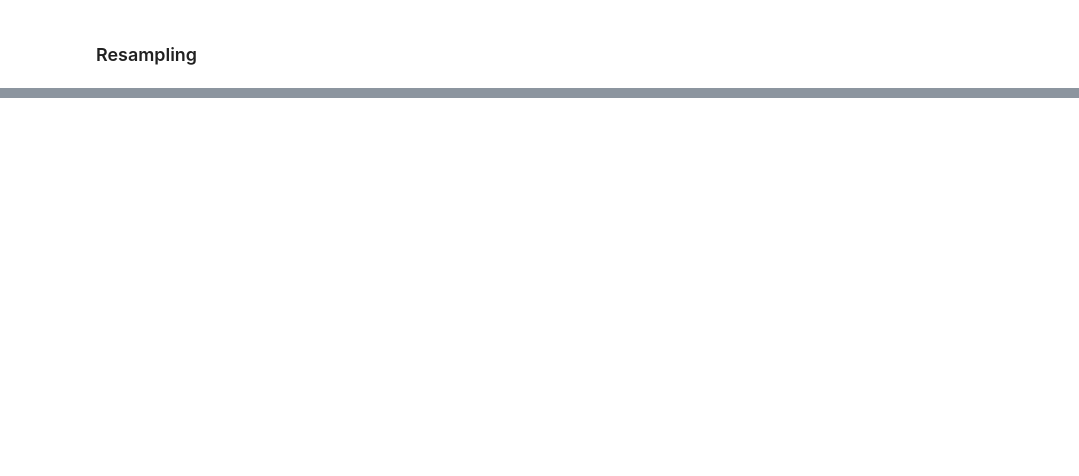
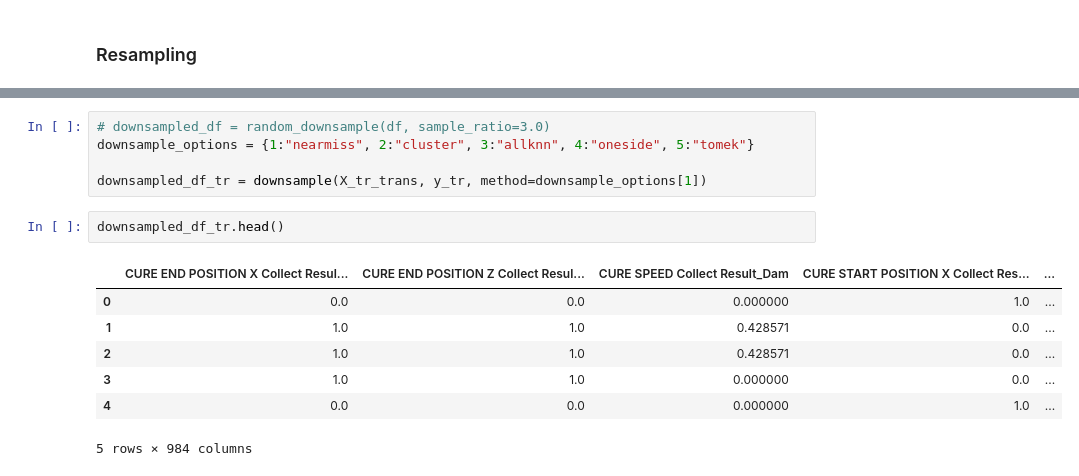
Before and after one commit to watchstep/YAIMERS, a Jupyter notebook: pre_2.ipynb, the cells around one changed output, grey strips where cells are left out. Saved outputs shown, nothing was run; the diff lists cells and outputs as text; blank space fills up the shorter version.

```diff
--- a/pre_2.ipynb
+++ b/pre_2.ipynb
@@ -69 +183,16 @@ downsampled_df = random_downsample(df, sample_ratio=3.0)
+# %%
+# downsampled_df = random_downsample(df, sample_ratio=3.0)
+downsample_options = {1:"nearmiss", 2:"cluster", 3:"allknn", 4:"oneside", 5:"tomek"}
+
+downsampled_df_tr = downsample(X_tr_trans, y_tr, method=downsample_options[1])
+# %%
+downsampled_df_tr.head()
+# %% [output]
+|  | CURE END POSITION X Collect Resul... | CURE END POSITION Z Collect Resul... | CURE SPEED Collect Result_Dam | CURE START POSITION X Collect Res... | ... |
+| 0 | 0.0 | 0.0 | 0.000000 | 1.0 | ... |
+| 1 | 1.0 | 1.0 | 0.428571 | 0.0 | ... |
+| 2 | 1.0 | 1.0 | 0.428571 | 0.0 | ... |
+| 3 | 1.0 | 1.0 | 0.000000 | 0.0 | ... |
+| 4 | 0.0 | 0.0 | 0.000000 | 1.0 | ... |
+5 rows × 984 columns
 # %%
```
Also changed, not shown: parts of 33 cells of this notebook, 2 other files.
